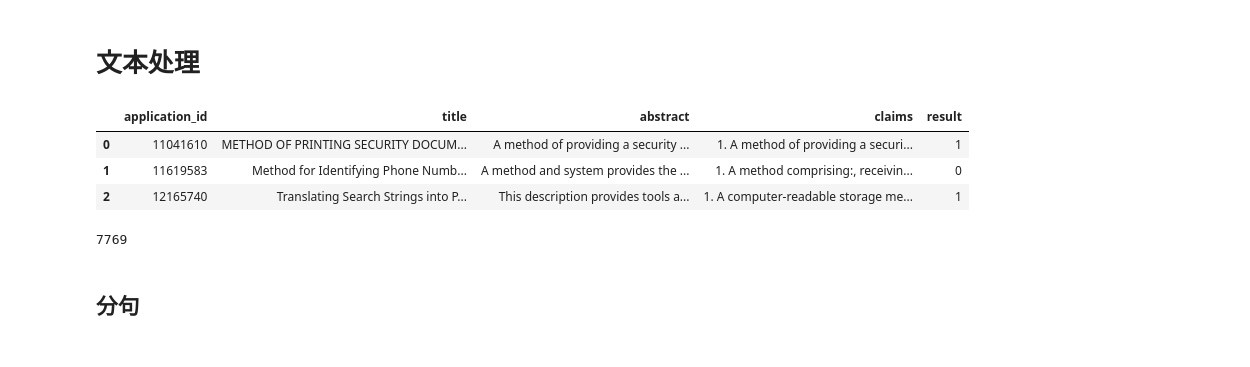
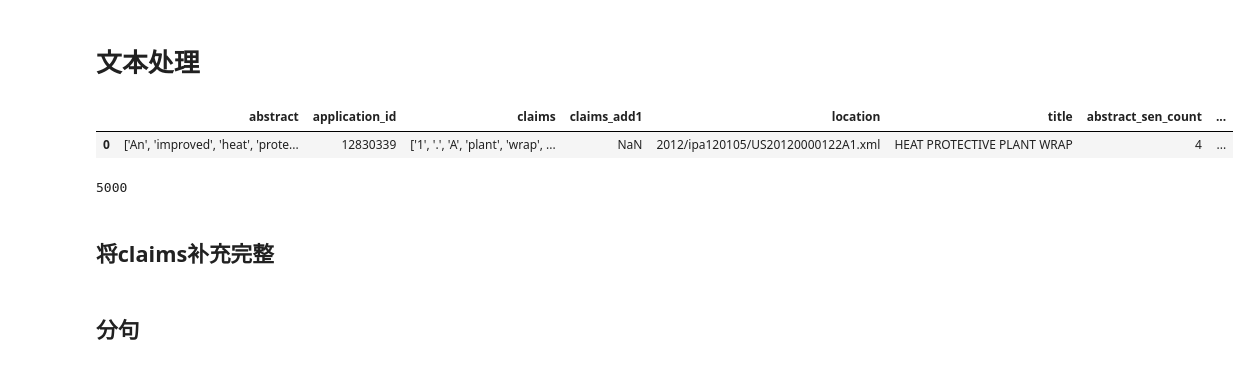
Before and after one commit to Catchy1997/DLPAP, a Jupyter notebook: model_dlpap/Corpus process+TF-IDF vector.ipynb, the cells around one changed output. Cells and saved outputs as stored; diff of their text form; code cells hidden in the pictures.

```diff
--- a/model_dlpap/Corpus process+TF-IDF vector.ipynb
+++ b/model_dlpap/Corpus process+TF-IDF vector.ipynb
@@ -21,16 +16,15 @@ from sklearn.metrics import accuracy_score
 # %% [markdown]
 # 文本处理
 # %%
-data = pd.read_excel(
-    r"E:/Pythonworkspace/patent/process_data/sample3_G-06-F-17/textual/patent_text_2010.xlsx", encoding='utf-8')
+data = pd.read_excel(r"/home/hxjiang/Pythonworkspace/patent/sample20000/after_process.xlsx", encoding='utf-8')
 # %%
-data.head(3)
+data.head(1)
 # %% [output]
-|  | application_id | title | abstract | claims | result |
-| 0 | 11041610 | METHOD OF PRINTING SECURITY DOCUM... | A method of providing a security ... | 1. A method of providing a securi... | 1 |
-| 1 | 11619583 | Method for Identifying Phone Numb... | A method and system provides the ... | 1. A method comprising:, receivin... | 0 |
-| 2 | 12165740 | Translating Search Strings into P... | This description provides tools a... | 1. A computer-readable storage me... | 1 |
+|  | abstract | application_id | claims | claims_add1 | location | title | abstract_sen_count | ... |
+| 0 | ['An', 'improved', 'heat', 'prote... | 12830339 | ['1', '.', 'A', 'plant', 'wrap', ... | NaN | 2012/ipa120105/US20120000122A1.xml | HEAT PROTECTIVE PLANT WRAP | 4 | ... |
 # %%
 len(data)
 # %% [output]
-7769
+5000
+# %% [markdown]
+## 将claims补充完整
```
Also changed, not shown: parts of 38 cells of this notebook, 20 other files.
